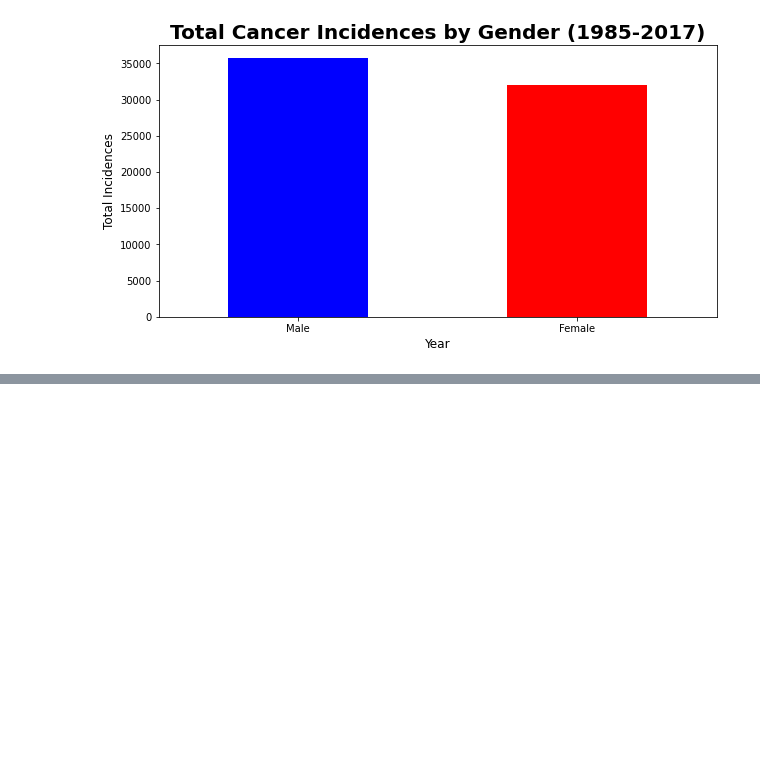
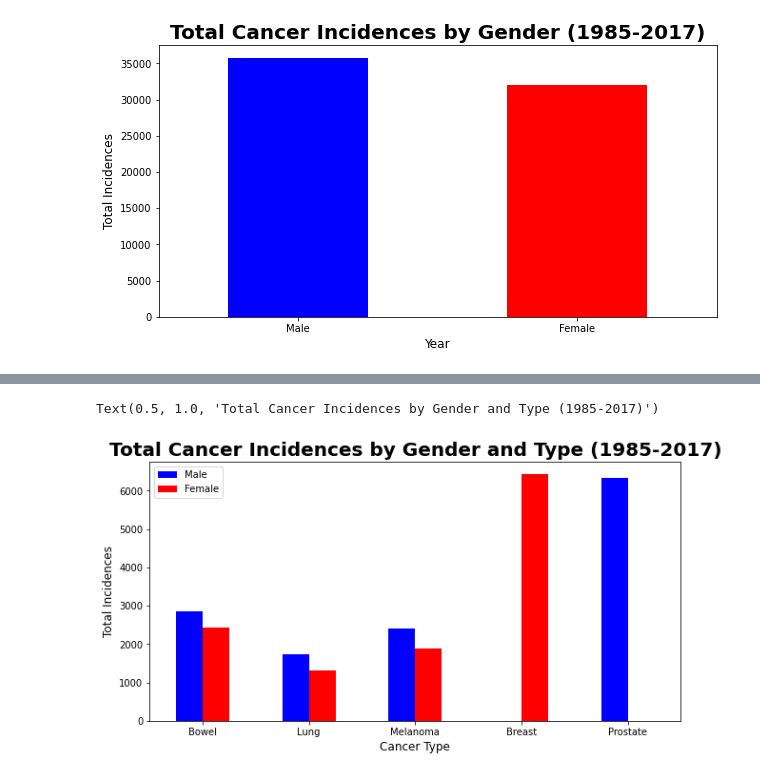
Before and after one commit to RowanSakoulas/data_project, a Jupyter notebook: cancer2.ipynb, the cells around one changed output, grey strips where cells are left out. Cells and saved outputs as stored; diff of their text form; code cells hidden in the pictures; blank space fills up the shorter version.

```diff
--- a/cancer2.ipynb
+++ b/cancer2.ipynb
@@ -138 +133,50 @@ Text(0.5, 1.0, 'Total Cancer Incidences by Type (1985-2017)')
+# %%
+#creating separating by gender and type
+bowel_male = cancer_allmale[cancer_allmale['CancerType'].isin(['Bowel C18-C20'])]
+bowel_male_sum = bowel_male['NumberOfCases'].sum()
+
+bowel_female = cancer_allfemale[cancer_allfemale['CancerType'].isin(['Bowel C18-C20'])]
+bowel_female_sum = bowel_female['NumberOfCases'].sum()
+
+lung_male = cancer_allmale[cancer_allmale['CancerType'].isin(['Lung C33, C34'])]
+lung_male_sum = lung_male['NumberOfCases'].sum()
+
+lung_female = cancer_allfemale[cancer_allfemale['CancerType'].isin(['Lung C33, C34'])]
+lung_female_sum = lung_female['NumberOfCases'].sum()
+
+melanoma_male = cancer_allmale[cancer_allmale['CancerType'].isin(['Melanoma of skin C43'])]
+melanoma_male_sum = melanoma_male['NumberOfCases'].sum()
+
+melanoma_female = cancer_allfemale[cancer_allfemale['CancerType'].isin(['Melanoma of skin C43'])]
+melanoma_female_sum = melanoma_female['NumberOfCases'].sum()
+
+breast_male = cancer_allmale[cancer_allmale['CancerType'].isin(['Breast C50'])]
+breast_male_sum = breast_male['NumberOfCases'].sum()
+
+breast_female = cancer_allfemale[cancer_allfemale['CancerType'].isin(['Breast C50'])]
+breast_female_sum = breast_female['NumberOfCases'].sum()
+
+prostate_male = cancer_allmale[cancer_allmale['CancerType'].isin(['Prostate C61'])]
+prostate_male_sum = prostate_male['NumberOfCases'].sum()
+
+prostate_female = cancer_allfemale[cancer_allfemale['CancerType'].isin(['Prostate C61'])]
+prostate_female_sum = prostate_female['NumberOfCases'].sum()
+
+
+#making the bar graph
+bar_data = {"Male":[bowel_male_sum, lung_male_sum, melanoma_male_sum, breast_male_sum, prostate_male_sum],
+        "Female":[bowel_female_sum, lung_female_sum, melanoma_female_sum, breast_female_sum, prostate_female_sum]}
+
+index     = ["Bowel", "Lung", "Melanoma", "Breast", "Prostate"]
+
+dataFrame = pd.DataFrame(data=bar_data, index=index)
+
+dataFrame.plot.bar(rot=0, color=("Blue", "Red"))
+
+plt.xlabel('Cancer Type', fontsize = 12)
+plt.ylabel('Total Incidences', fontsize = 12)
+plt.title('Total Cancer Incidences by Gender and Type (1985-2017)', fontsize = 20, fontweight = "bold")
+# %% [output]
+Text(0.5, 1.0, 'Total Cancer Incidences by Gender and Type (1985-2017)')
+[figure, added]
 # %%
```
Also changed, not shown: parts of 5 cells of this notebook.
